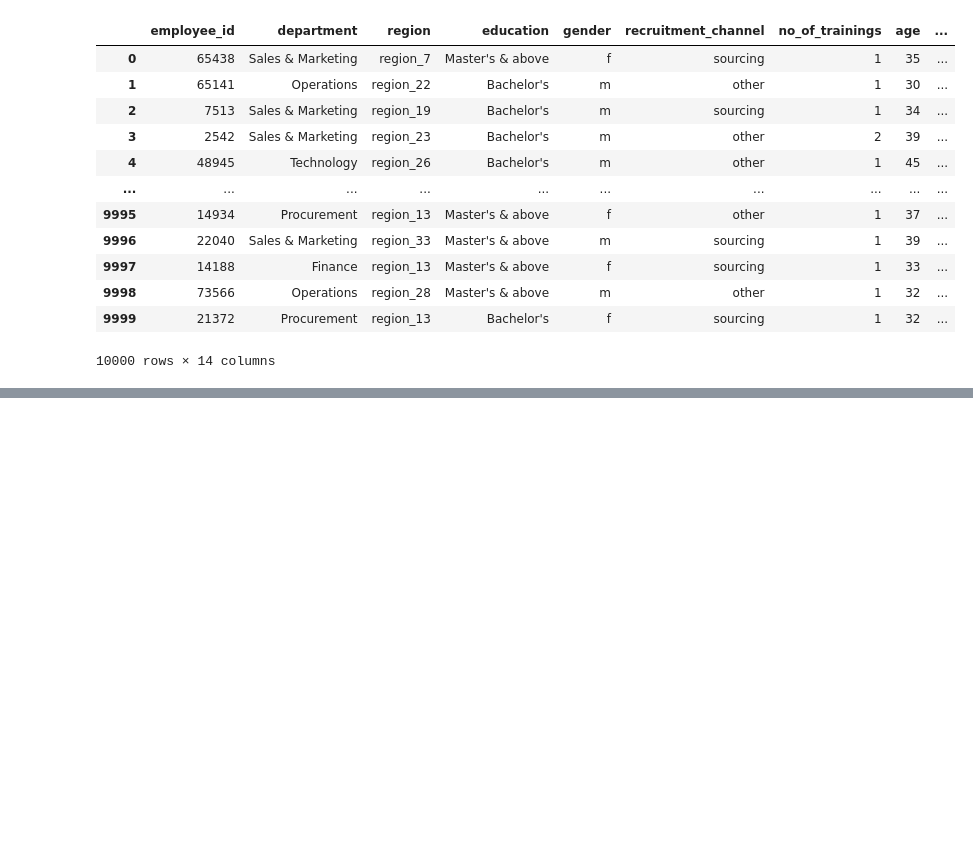
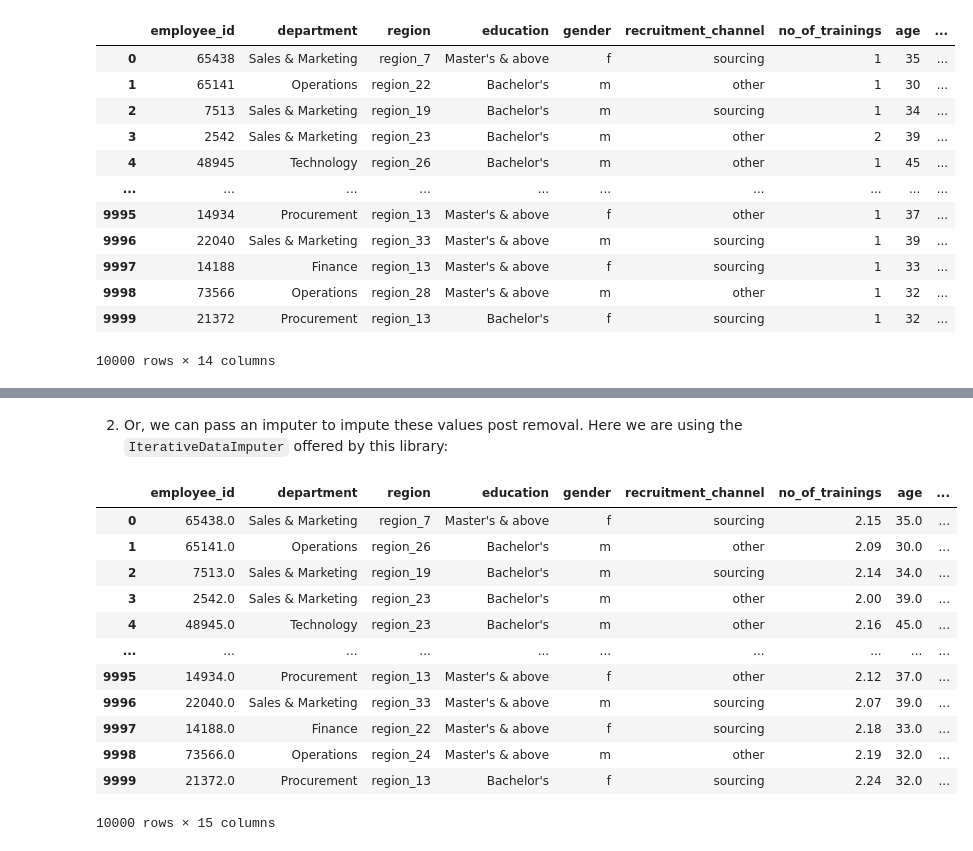
Before and after one commit to microsoft/responsible-ai-toolbox-mitigations, a Jupyter notebook: notebooks/datadiagnostics/module_tests/active_detect.ipynb, the cells around one changed output, grey strips where cells are left out. Drawn from its saved outputs; the diff is of its cells as text; code cells hidden in the pictures; blank space fills up the shorter version.

```diff
--- a/notebooks/datadiagnostics/module_tests/active_detect.ipynb
+++ b/notebooks/datadiagnostics/module_tests/active_detect.ipynb
@@ -286,0 +305,40 @@ array(['Sales & Marketing', 'Operations', 'Technology', 'Analytics',
+# %% [markdown]
+2. Or, we can pass an imputer to impute these values post removal. Here we are using the `IterativeDataImputer` offered by this library:
+# %%
+from raimitigations.dataprocessing import IterativeDataImputer
+from sklearn.ensemble import RandomForestRegressor
+imputer = IterativeDataImputer(
+    df=dataset,
+    col_impute=None,
+    enable_encoder=True,
+    iterative_params={
+        'estimator': RandomForestRegressor(),
+        'missing_values': np.nan,
+        'sample_posterior': False,
+        'max_iter': 3,
+        'tol': 1e-3,
+        'n_nearest_features': None,
+        'initial_strategy': 'mean',
+        'imputation_order': 'ascending',
+        'skip_complete': False,
+        'min_value': -np.inf,
+        'max_value': np.inf,
+        'random_state': None},
+    verbose=False
+)
+
+active_detector_7.transform(dataset, imputer=imputer)
+# %% [output]
+|  | employee_id | department | region | education | gender | recruitment_channel | no_of_trainings | age | ... |
+| 0 | 65438.0 | Sales & Marketing | region_7 | Master's & above | f | sourcing | 2.15 | 35.0 | ... |
+| 1 | 65141.0 | Operations | region_26 | Bachelor's | m | other | 2.09 | 30.0 | ... |
+| 2 | 7513.0 | Sales & Marketing | region_19 | Bachelor's | m | sourcing | 2.14 | 34.0 | ... |
+| 3 | 2542.0 | Sales & Marketing | region_23 | Bachelor's | m | other | 2.00 | 39.0 | ... |
+| 4 | 48945.0 | Technology | region_23 | Bachelor's | m | other | 2.16 | 45.0 | ... |
+| ... | ... | ... | ... | ... | ... | ... | ... | ... | ... |
+| 9995 | 14934.0 | Procurement | region_13 | Master's & above | f | other | 2.12 | 37.0 | ... |
+| 9996 | 22040.0 | Sales & Marketing | region_33 | Master's & above | m | sourcing | 2.07 | 39.0 | ... |
+| 9997 | 14188.0 | Finance | region_22 | Master's & above | f | sourcing | 2.18 | 33.0 | ... |
+| 9998 | 73566.0 | Operations | region_24 | Master's & above | m | other | 2.19 | 32.0 | ... |
+| 9999 | 21372.0 | Procurement | region_13 | Bachelor's | f | sourcing | 2.24 | 32.0 | ... |
+10000 rows × 15 columns
```
Also changed, not shown: parts of 65 cells of this notebook, 10 other files.
